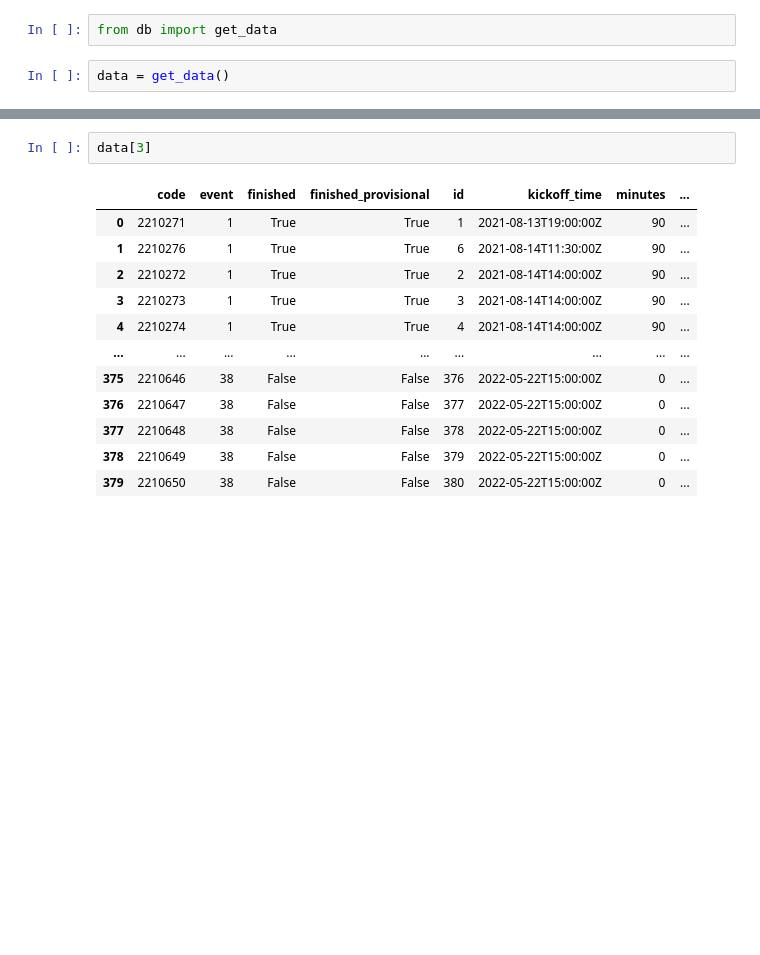
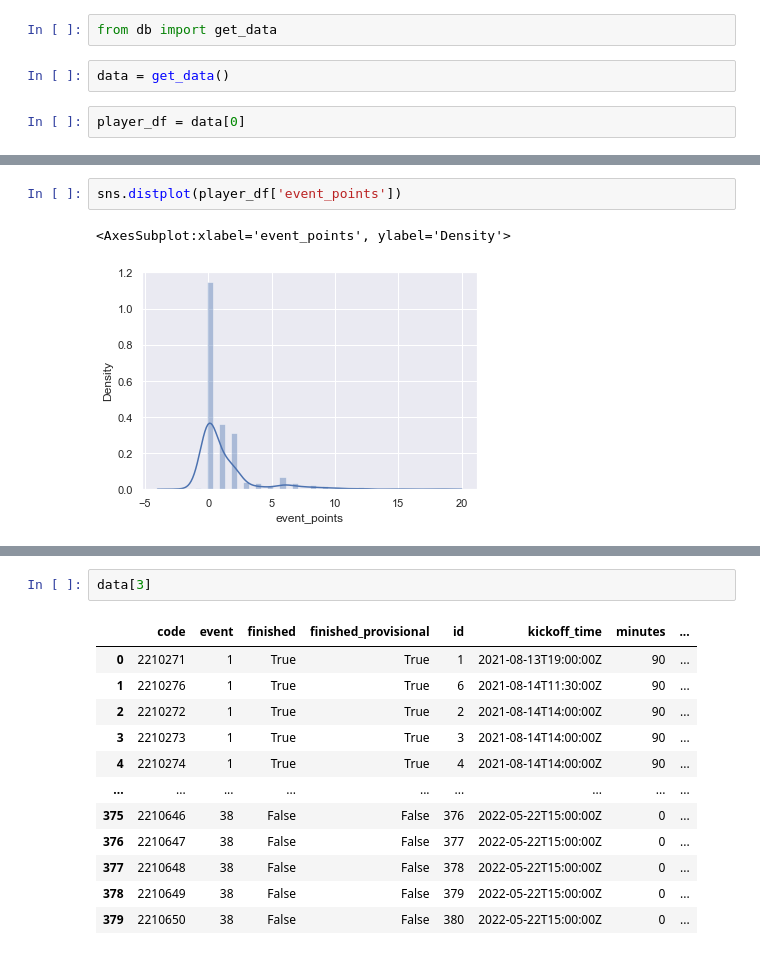
Before and after one commit to magnustorvund/fantasyAI, a Jupyter notebook: notebooks/data_exploration.ipynb, the cells around one changed output, grey strips where cells are left out. Saved outputs shown, nothing was run; the diff lists cells and outputs as text; blank space fills up the shorter version.

Commit message:
Added data exploration charts

```diff
--- a/notebooks/data_exploration.ipynb
+++ b/notebooks/data_exploration.ipynb
@@ -13,3 +13,5 @@ import matplotlib.pyplot as plt
 from db import get_data
 # %%
 data = get_data()
+# %%
+player_df = data[0]
@@ -15,0 +31,5 @@ data = get_data()
+# %%
+sns.distplot(player_df['event_points'])
+# %% [output]
+<AxesSubplot:xlabel='event_points', ylabel='Density'>
+[figure, added]
```
Also changed, not shown: parts of 10 cells of this notebook.
